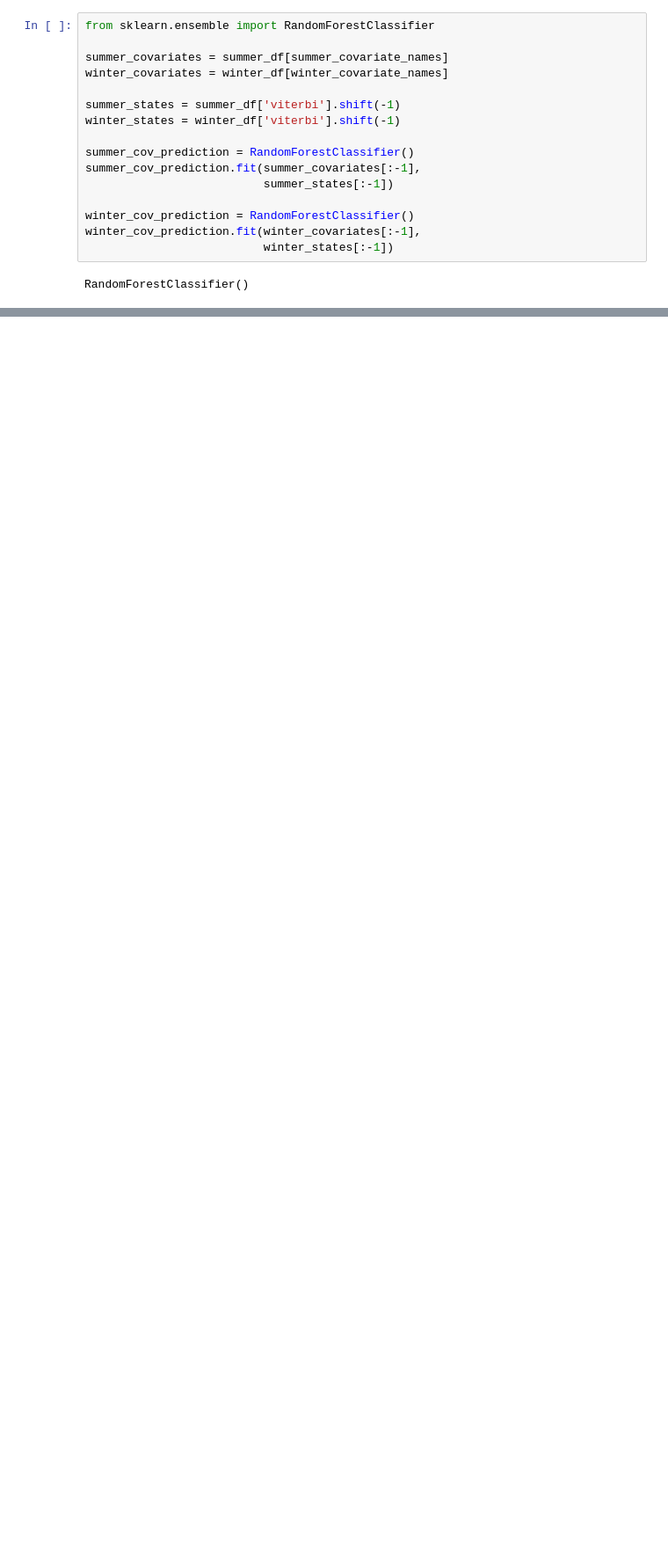
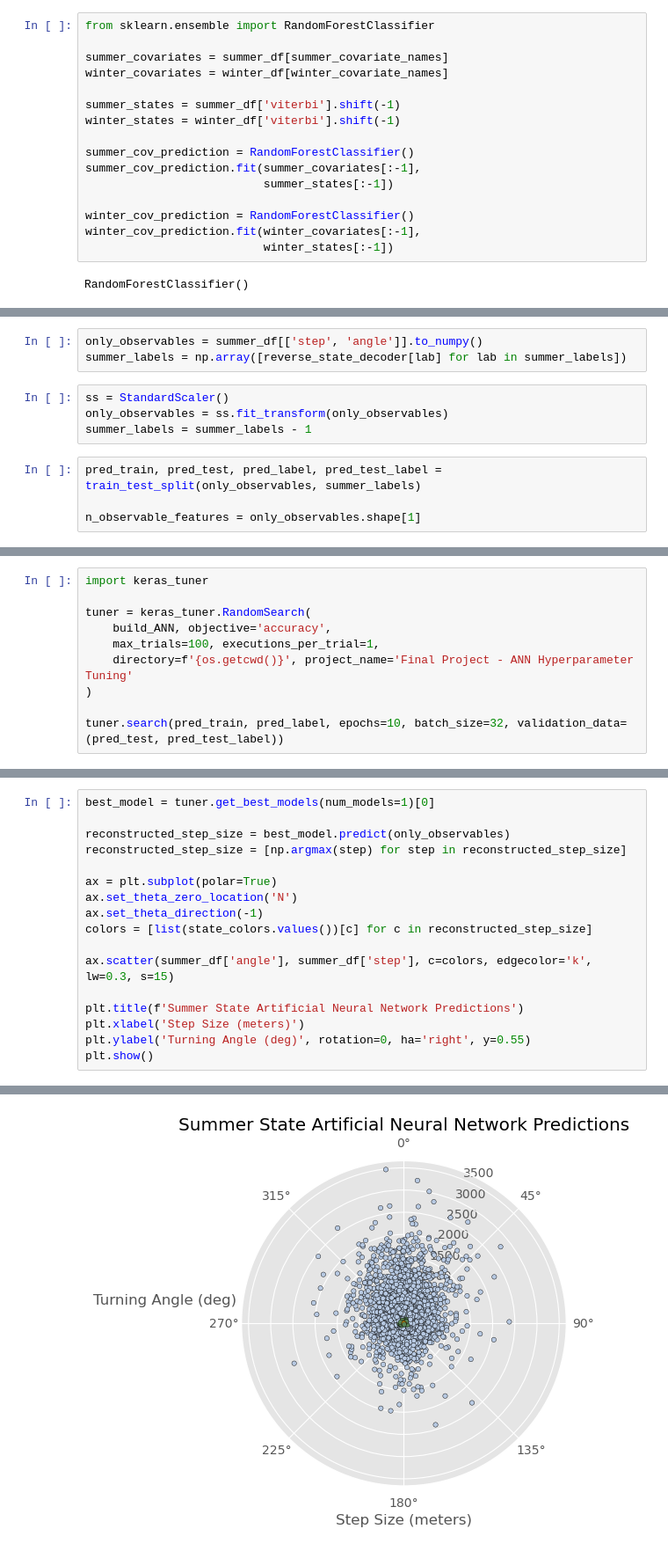
Before and after one commit to AnthonyGallante/MSDS_422_Project, a Jupyter notebook: MuskoxRNN.ipynb, the cells around one changed output, grey strips where cells are left out. Shown at 88% size. Drawn from its saved outputs; the diff is of its cells as text; blank space fills up the shorter version.

```diff
--- a/MuskoxRNN.ipynb
+++ b/MuskoxRNN.ipynb
@@ -179,0 +440,11 @@ shap.plots.bar(shap_values)
+# %%
+only_observables = summer_df[['step', 'angle']].to_numpy()
+summer_labels = np.array([reverse_state_decoder[lab] for lab in summer_labels])
+# %%
+ss = StandardScaler()
+only_observables = ss.fit_transform(only_observables)
+summer_labels = summer_labels - 1
+# %%
+pred_train, pred_test, pred_label, pred_test_label = train_test_split(only_observables, summer_labels)
+
+n_observable_features = only_observables.shape[1]
@@ -179,0 +473,10 @@ shap.plots.bar(shap_values)
+# %%
+import keras_tuner
+
+tuner = keras_tuner.RandomSearch(
+    build_ANN, objective='accuracy',
+    max_trials=100, executions_per_trial=1,
+    directory=f'{os.getcwd()}', project_name='Final Project - ANN Hyperparameter Tuning'
+)
+
+tuner.search(pred_train, pred_label, epochs=10, batch_size=32, validation_data=(pred_test, pred_test_label))
@@ -179,0 +485,18 @@ shap.plots.bar(shap_values)
+# %%
+best_model = tuner.get_best_models(num_models=1)[0]
+
+reconstructed_step_size = best_model.predict(only_observables)
+reconstructed_step_size = [np.argmax(step) for step in reconstructed_step_size]
+
+ax = plt.subplot(polar=True)
+ax.set_theta_zero_location('N')
+ax.set_theta_direction(-1)
+colors = [list(state_colors.values())[c] for c in reconstructed_step_size]
+
+ax.scatter(summer_df['angle'], summer_df['step'], c=colors, edgecolor='k', lw=0.3, s=15)
+
+plt.title(f'Summer State Artificial Neural Network Predictions')
+plt.xlabel('Step Size (meters)')
+plt.ylabel('Turning Angle (deg)', rotation=0, ha='right', y=0.55)
+plt.show()
+# %% [output]
@@ -179,0 +504 @@ shap.plots.bar(shap_values)
+[figure, added]
```
Also changed, not shown: parts of 33 cells of this notebook, 1 other file.
